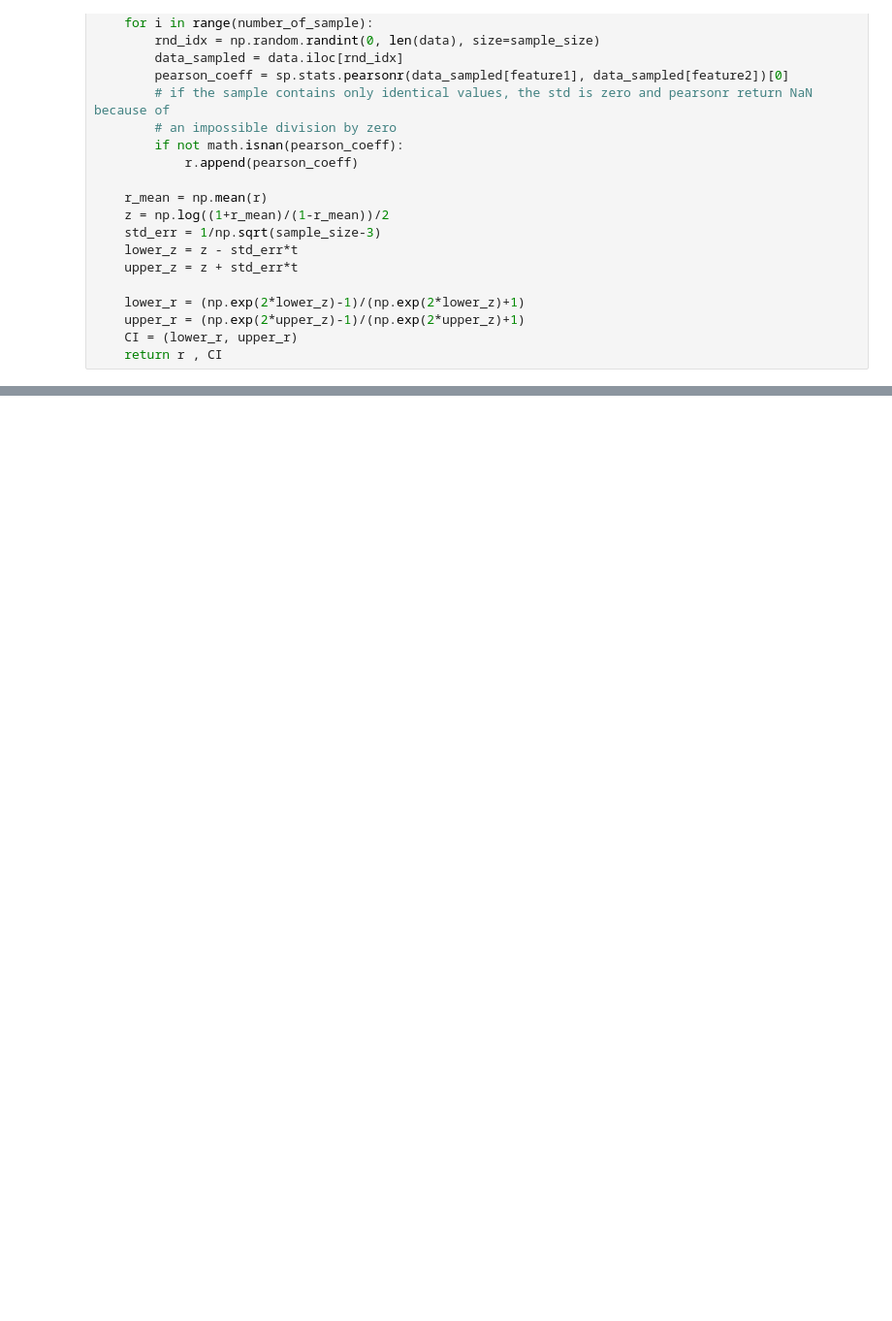
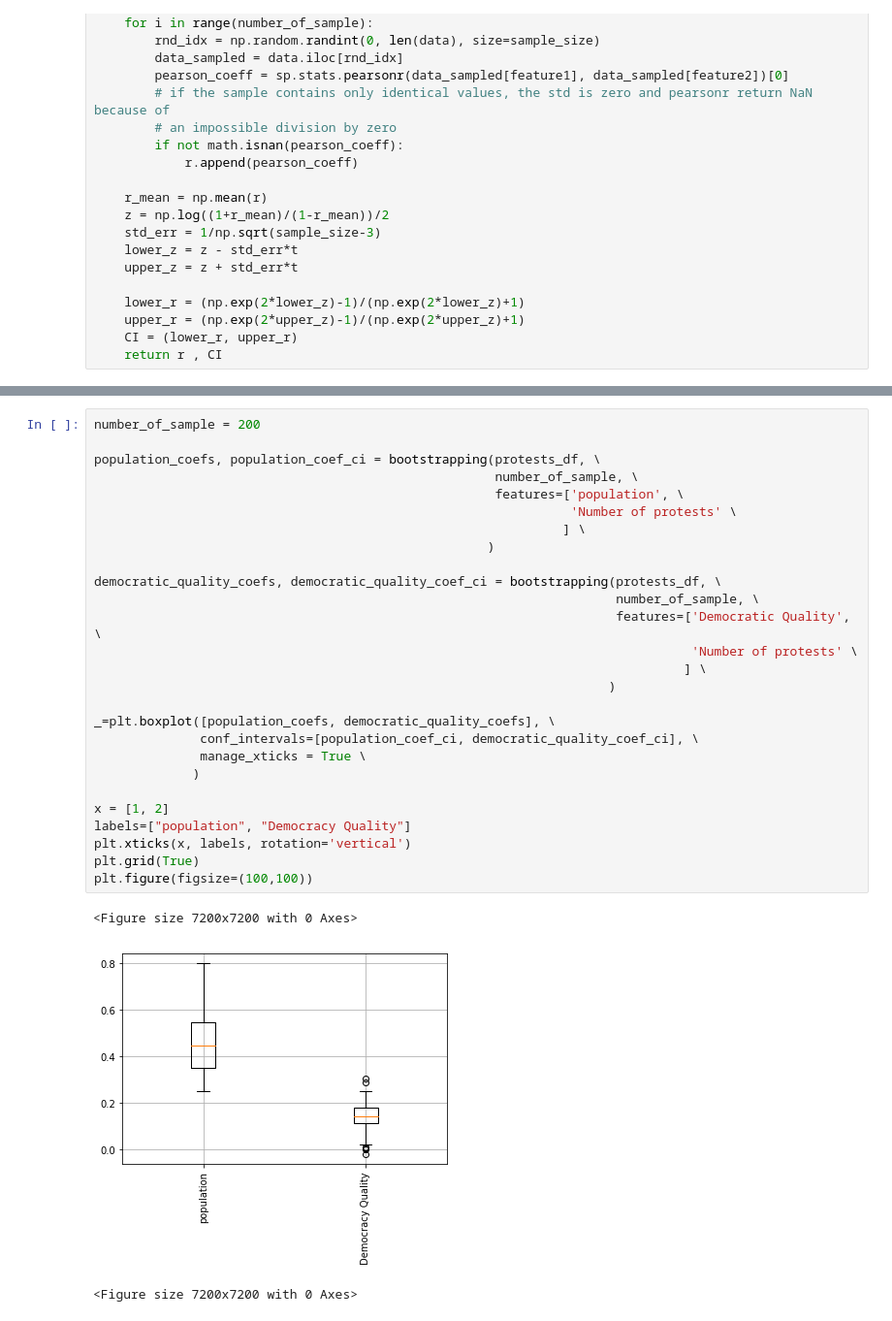
Before and after one commit to lbrgt/ADA_Project, a Jupyter notebook: Codes/MergingLucasJulianeSinan.ipynb, the cells around one changed output, grey strips where cells are left out. Shown at 97% size. Drawn from its saved outputs; the diff is of its cells as text; blank space fills up the shorter version.

```diff
--- a/Codes/MergingLucasJulianeSinan.ipynb
+++ b/Codes/MergingLucasJulianeSinan.ipynb
@@ -1116,0 +1244,31 @@ plt.figure(figsize=(100,100))
+# %%
+number_of_sample = 200
+
+population_coefs, population_coef_ci = bootstrapping(protests_df, \
+                                                     number_of_sample, \
+                                                     features=['population', \
+                                                               'Number of protests' \
+                                                              ] \
+                                                    )
+
+democratic_quality_coefs, democratic_quality_coef_ci = bootstrapping(protests_df, \
+                                                                     number_of_sample, \
+                                                                     features=['Democratic Quality', \
+                                                                               'Number of protests' \
+                                                                              ] \
+                                                                    )
+
+_=plt.boxplot([population_coefs, democratic_quality_coefs], \
+              conf_intervals=[population_coef_ci, democratic_quality_coef_ci], \
+              manage_xticks = True \
+             )
+
+x = [1, 2]
+labels=["population", "Democracy Quality"]
+plt.xticks(x, labels, rotation='vertical')
+plt.grid(True)
+plt.figure(figsize=(100,100))
+# %% [output]
+<Figure size 7200x7200 with 0 Axes>
+[figure, added]
+<Figure size 7200x7200 with 0 Axes>
```
Also changed, not shown: parts of 34 cells of this notebook, 3 other files.
